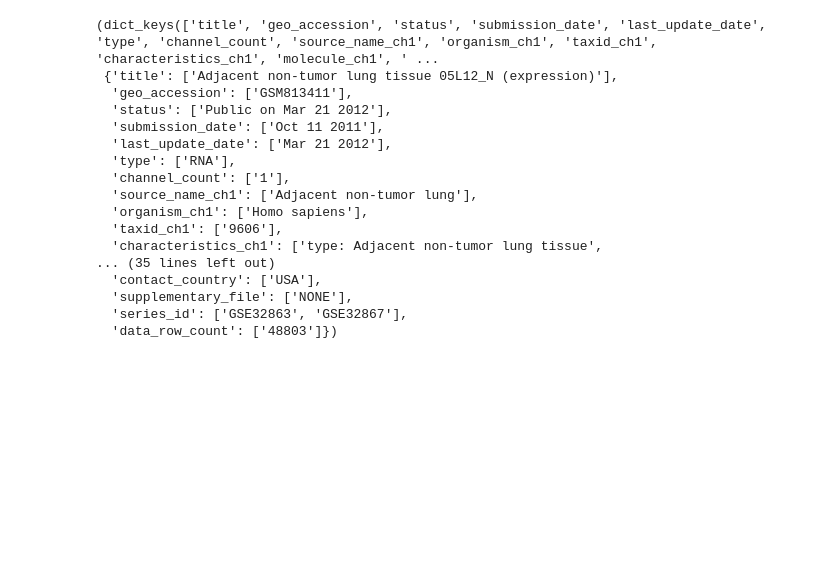
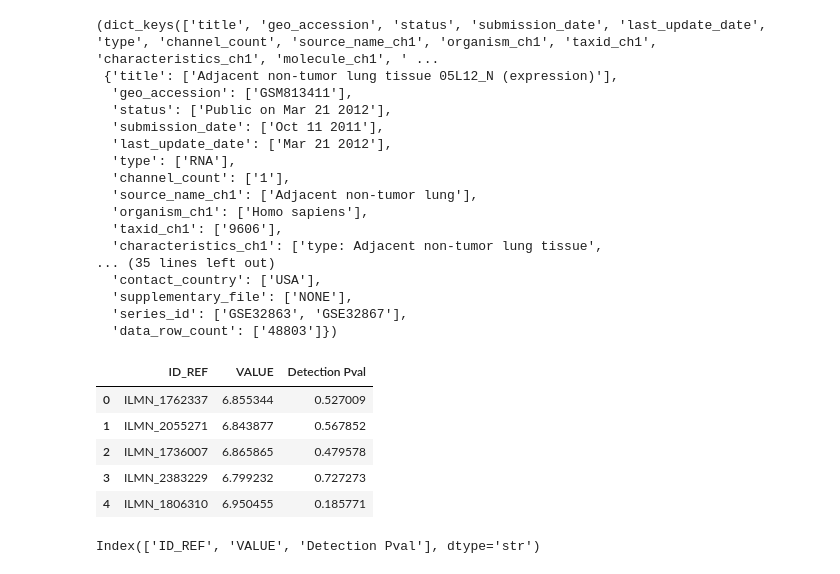
Before and after one commit to aditya-git16/cancer-lab, a Jupyter notebook: notebooks/07_external_geo_validation_plan.ipynb, the cells around one changed output. Cells and saved outputs as stored; diff of their text form; code cells hidden in the pictures; blank space fills up the shorter version.

```diff
--- a/notebooks/07_external_geo_validation_plan.ipynb
+++ b/notebooks/07_external_geo_validation_plan.ipynb
@@ -68,3 +68,18 @@ first_gsm.metadata.keys(), first_gsm.metadata
   'supplementary_file': ['NONE'],
   'series_id': ['GSE32863', 'GSE32867'],
   'data_row_count': ['48803']})
+# %%
+first_gsm = list(gse.gsms.values())[0]
+
+first_gsm.table.head()
+# %% [output]
+|  | ID_REF | VALUE | Detection Pval |
+| 0 | ILMN_1762337 | 6.855344 | 0.527009 |
+| 1 | ILMN_2055271 | 6.843877 | 0.567852 |
+| 2 | ILMN_1736007 | 6.865865 | 0.479578 |
+| 3 | ILMN_2383229 | 6.799232 | 0.727273 |
+| 4 | ILMN_1806310 | 6.950455 | 0.185771 |
+# %%
+first_gsm.table.columns
+# %% [output]
+Index(['ID_REF', 'VALUE', 'Detection Pval'], dtype='str')
```
Also changed, not shown: parts of 25 cells of this notebook.
